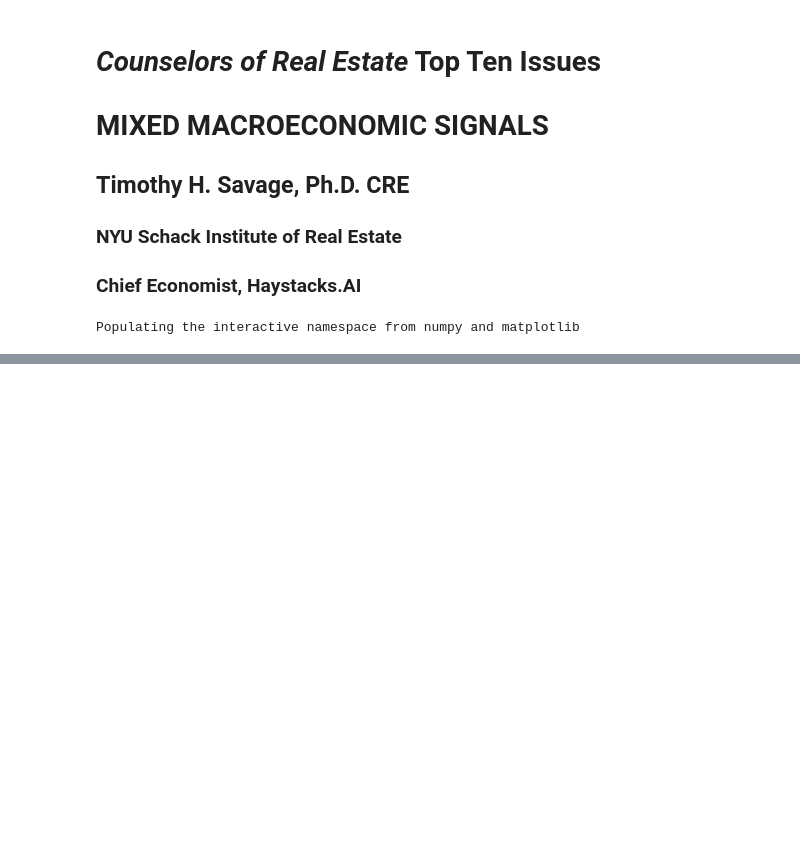
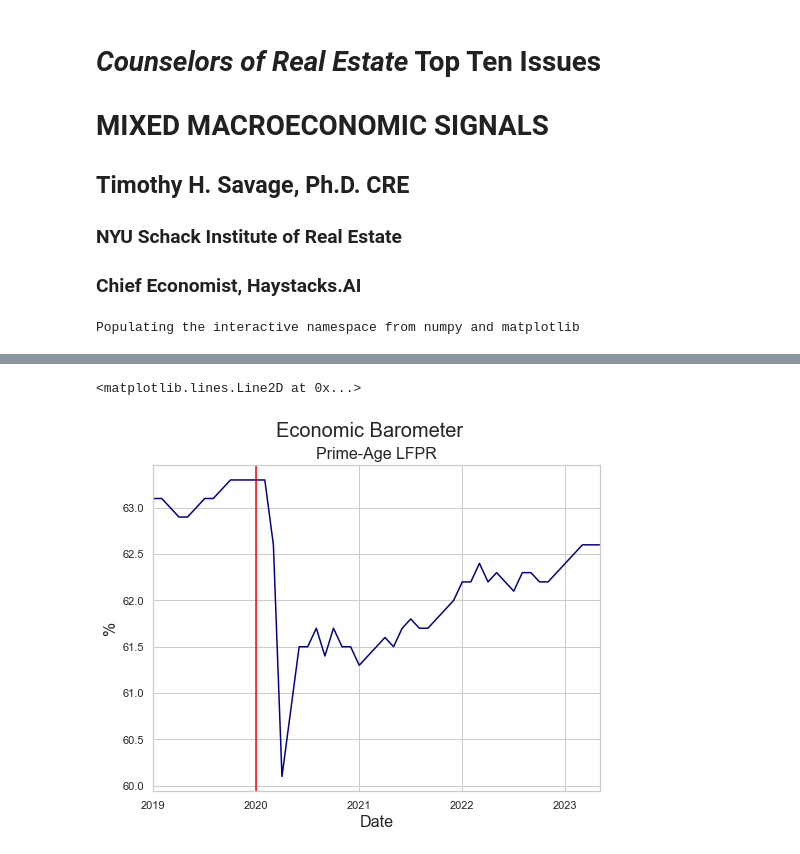
Before and after one commit to thsavage/Macroeconomic-Talking-Points, a Jupyter notebook: CRE Top Ten Issues Macroeconomics.ipynb, the cells around one changed output, grey strips where cells are left out. Saved outputs shown, nothing was run; the diff lists cells and outputs as text; code cells hidden in the pictures; blank space fills up the shorter version.

```diff
--- a/CRE Top Ten Issues Macroeconomics.ipynb
+++ b/CRE Top Ten Issues Macroeconomics.ipynb
@@ -55,3 +55,14 @@ plt.axvline(dt.datetime(2020, 1, 9), color="red")
+# %%
+lfpr = fred.get_series("CIVPART", observation_start='2019-01-01')
+lfpr.plot(color='darkblue', figsize=(8, 6))
+plt.suptitle('Economic Barometer', fontsize=20)
+plt.title('Prime-Age LFPR', fontsize=16)
+plt.xlabel('Date', fontsize=16)
+plt.ylabel('%', fontsize=16)
+plt.axvline(dt.datetime(2020, 1, 9), color="red")
+# %% [output]
+<matplotlib.lines.Line2D at 0x...>
+[figure, added]
 # %%
 growth = fred.get_series("A191RL1Q225SBEA", observation_start='2019-01-01').dropna()
 growth.plot(color='darkblue', figsize=(8, 6))
```
Also changed, not shown: parts of 24 cells of this notebook, 1 other file.
